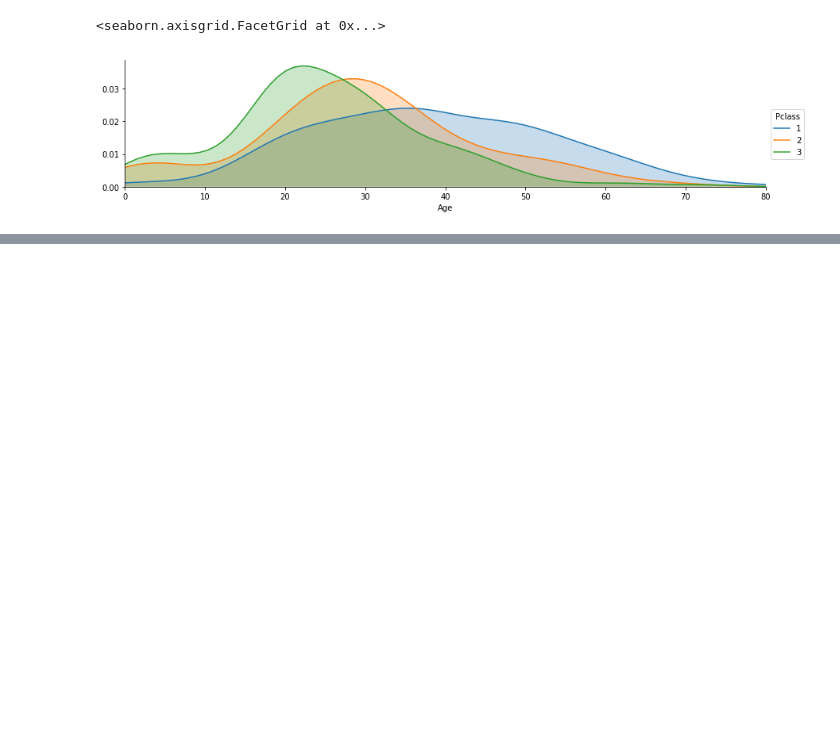
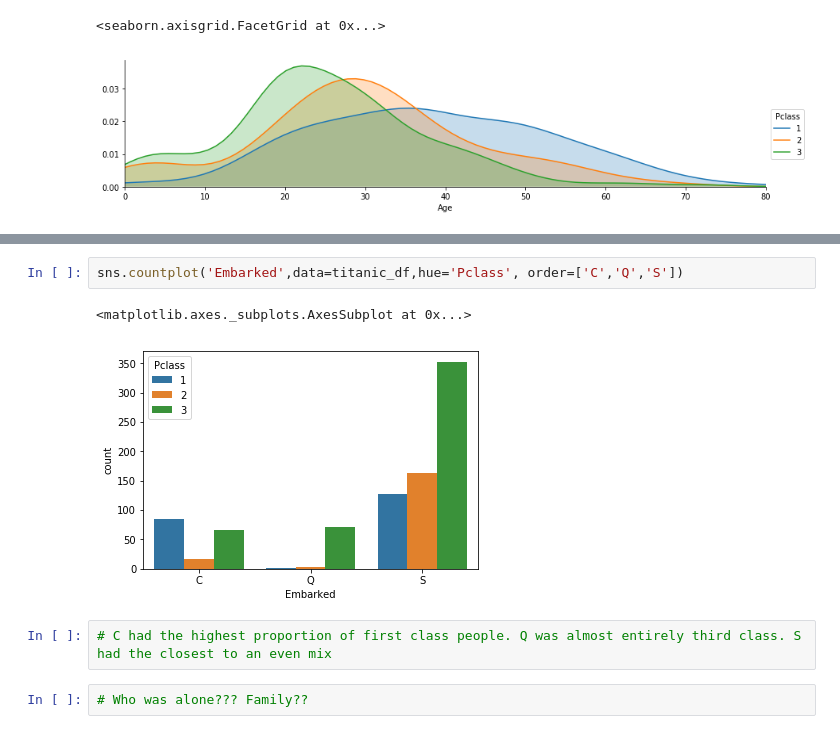
Before and after one commit to iandenegri/titanicdataanalysis, a Jupyter notebook: Titanic Data Analysis.ipynb, the cells around one changed output, grey strips where cells are left out. Cells and saved outputs as stored; diff of their text form; blank space fills up the shorter version.

Commit message:
Further analysis on survival based on passenger traits. IE Class, family, etc.

```diff
--- a/Titanic Data Analysis.ipynb
+++ b/Titanic Data Analysis.ipynb
@@ -137,0 +208,9 @@ figure.add_legend()
+# %%
+sns.countplot('Embarked',data=titanic_df,hue='Pclass', order=['C','Q','S'])
+# %% [output]
+<matplotlib.axes._subplots.AxesSubplot at 0x...>
+[figure, added]
+# %%
+# C had the highest proportion of first class people. Q was almost entirely third class. S had the closest to an even mix
+# %%
+# Who was alone??? Family??
```
Also changed, not shown: parts of 22 cells of this notebook.
